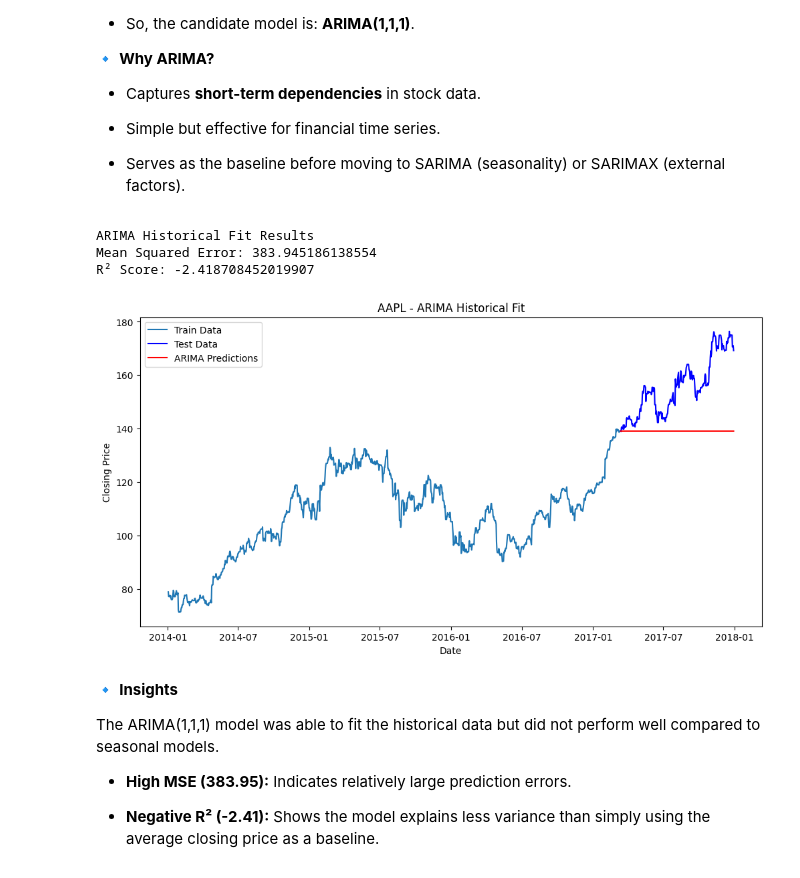
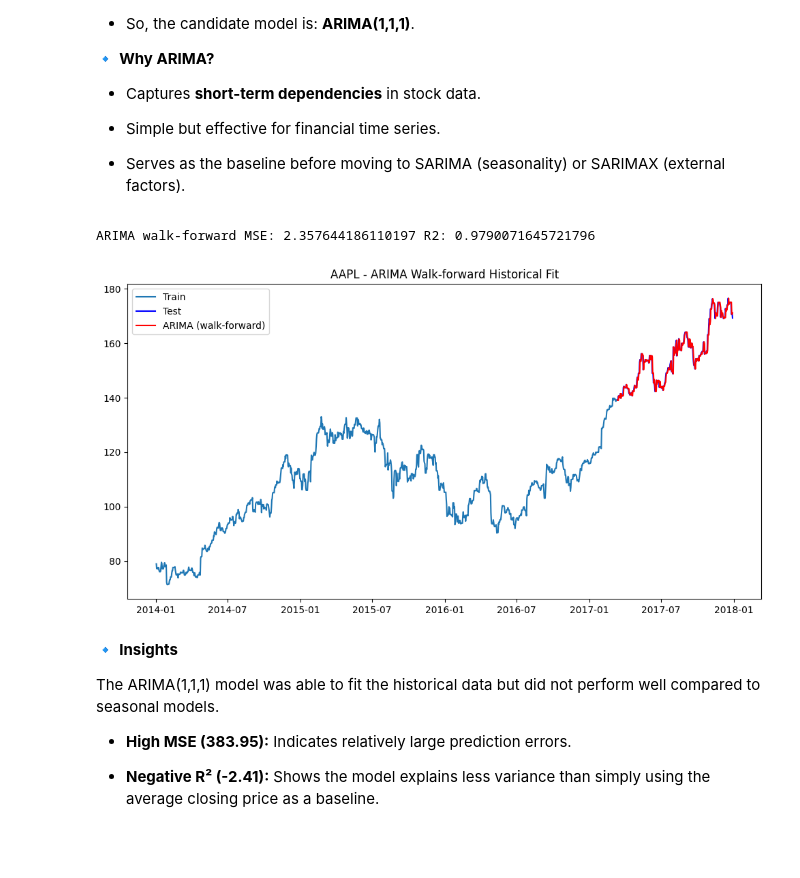
Before and after one commit to OcSpice/Time-Series-Analysis-Stock-Closing-Prices-, a Jupyter notebook: Time_Series_Analysis_Stock_Closing_Prices.ipynb, the cells around one changed output. Saved outputs shown, nothing was run; the diff lists cells and outputs as text; code cells hidden in the pictures; blank space fills up the shorter version.

```diff
--- a/Time_Series_Analysis_Stock_Closing_Prices.ipynb
+++ b/Time_Series_Analysis_Stock_Closing_Prices.ipynb
@@ -447,49 +445,55 @@ For our stock dataset:
 
 - Serves as the baseline before moving to SARIMA (seasonality) or SARIMAX (external factors).
 # %%
+import warnings
+warnings.filterwarnings("ignore")
+
 from statsmodels.tsa.arima.model import ARIMA
 from sklearn.metrics import mean_squared_error, r2_score
+import pandas as pd
+import matplotlib.pyplot as plt
 
-# Ensure datetime index and daily frequency
+# ensure index/dtype
 stock.index = pd.to_datetime(stock.index)
 stock = stock.asfreq('D')
-
-# Handle missing values
 stock['close'] = stock['close'].ffill().bfill()
 
-# Train-test split (80% train, 20% test)
+# train / test
 train_size = int(len(stock) * 0.8)
 train, test = stock.iloc[:train_size], stock.iloc[train_size:]
 
-# Fit ARIMA model (p=1, d=1, q=1)
-arima_model = ARIMA(train['close'], order=(1,1,1))
-arima_result = arima_model.fit()
+history = train['close'].copy()
+preds = []
 
-# Forecast over test period
-pred_arima = arima_result.forecast(steps=len(test))
+for idx in test.index:
+    # fit on history
+    model = ARIMA(history, order=(1,1,1))
+    res = model.fit()
+    # one-step forecast
+    yhat = res.forecast(steps=1)[0]
+    preds.append(yhat)
+    # update history with the actual observed value (walk-forward)
+    new = pd.Series([ test.loc[idx, 'close'] ], index=[idx])
+    history = pd.concat([history, new])
 
-# Evaluate performance
-mse = mean_squared_error(test['close'], pred_arima)
-r2 = r2_score(test['close'], pred_arima)
-print("ARIMA Historical Fit Results")
-print("Mean Squared Error:", mse)
-print("R² Score:", r2)
+pred_series = pd.Series(preds, index=test.index)
 
-# Plot Actual vs Predicted
+# metrics
+mse = mean_squared_error(test['close'], pred_series)
+r2 = r2_score(test['close'], pred_series)
+print("ARIMA walk-forward MSE:", mse, "R2:", r2)
+
+# plot
 plt.figure(figsize=(12,6))
-plt.plot(train['close'], label="Train Data")
-plt.plot(test['close'], label="Test Data", color="blue")
-plt.plot(test.index, pred_arima, label="ARIMA Predictions", color="red")
-plt.title(f"{symbol_choice} - ARIMA Historical Fit")
-plt.xlabel("Date")
-plt.ylabel("Closing Price")
+plt.plot(train['close'], label="Train")
+plt.plot(test['close'], label="Test", color="blue")
+plt.plot(pred_series, label="ARIMA (walk-forward)", color="red")
 plt.legend()
+plt.title(f"{symbol_choice} - ARIMA Walk-forward Historical Fit")
 plt.show()
 # %% [output]
-ARIMA Historical Fit Results
-Mean Squared Error: 383.945186138554
-R² Score: -2.418708452019907
+ARIMA walk-forward MSE: 2.357644186110197 R2: 0.9790071645721796
-[figure, old version]
+[figure, new version]
 # %% [markdown]
 🔹 **Insights**
 
```
Also changed, not shown: parts of 3 cells of this notebook.
